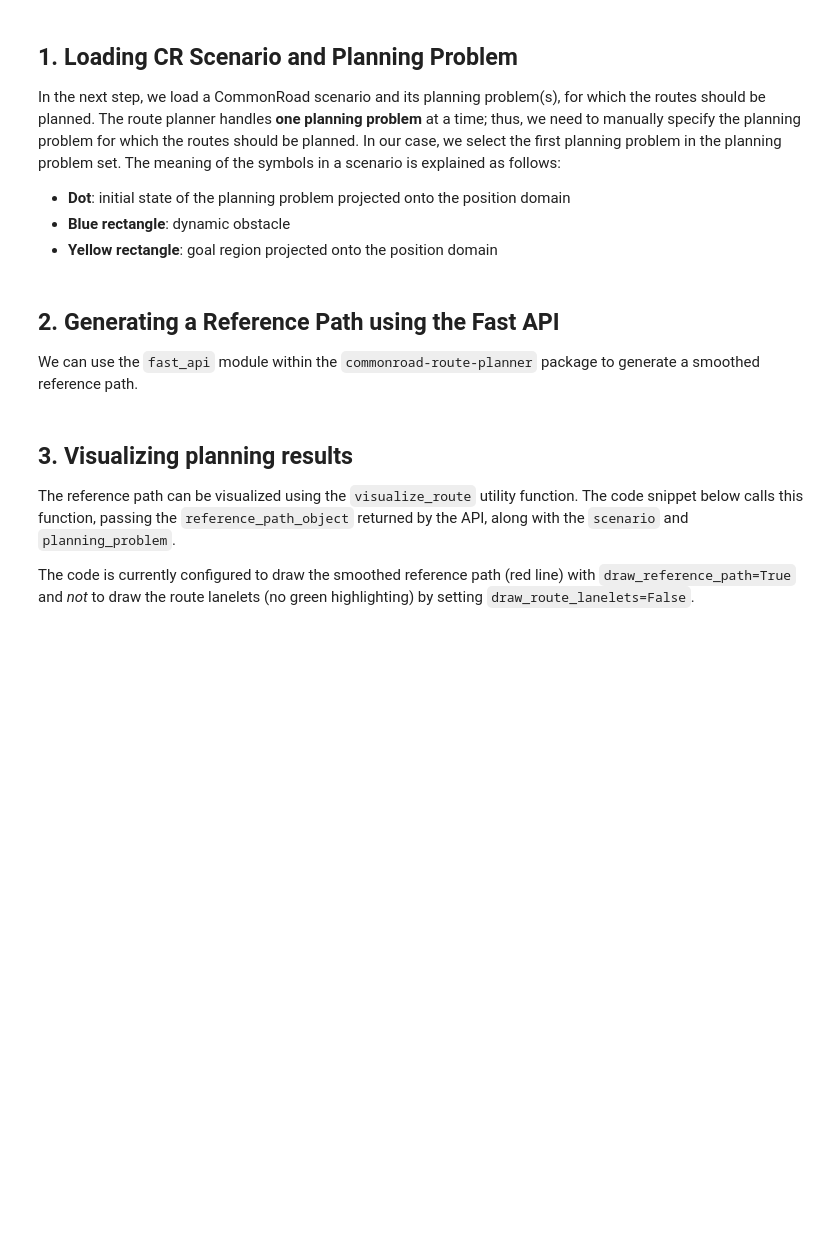
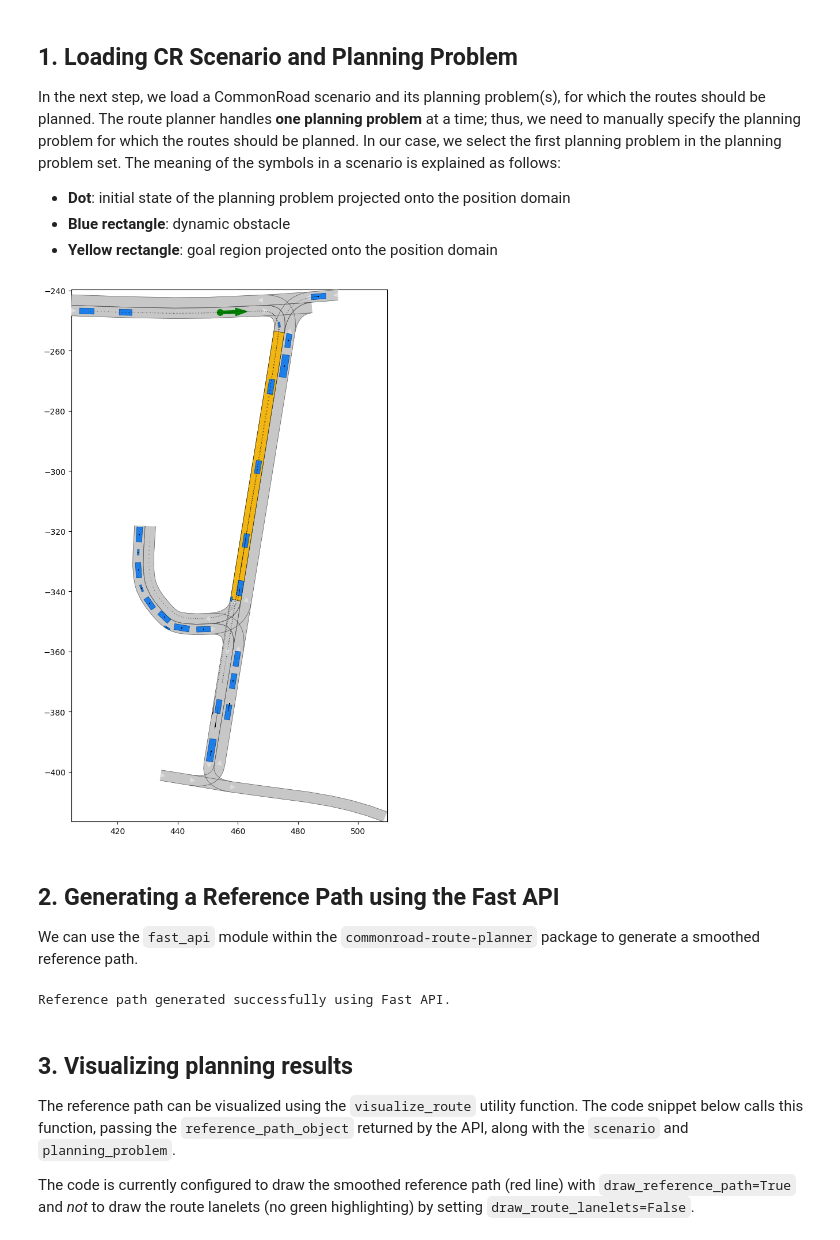
Before and after one commit to EmanuelMedinaAraujo/CommonRoadSearch, a Jupyter notebook: tutorials/5_route_planner/tutorial_route_planner.ipynb, the cells around one changed output. Drawn from its saved outputs; the diff is of its cells as text; code cells hidden in the pictures; blank space fills up the shorter version.

```diff
--- a/tutorials/5_route_planner/tutorial_route_planner.ipynb
+++ b/tutorials/5_route_planner/tutorial_route_planner.ipynb
@@ -37,22 +40,24 @@ In the next step, we load a CommonRoad scenario and its planning problem(s), for
 * **Yellow rectangle**: goal region projected onto the position domain
 # %%
 # load scenario
-path_scenario = os.path.join(path_notebook, "../../scenarios/tutorial/")
-id_scenario = 'USA_Peach-2_1_T-1'
+path_scenario = os.path.join(path_notebook, "../../scenarios/exercise/")
+id_scenario = 'DEU_Flensburg-97_1_T-1'
 
 # read in scenario and planning problem set
 scenario, planning_problem_set = CommonRoadFileReader(path_scenario + id_scenario + '.xml').open()
 # retrieve the first planning problem in the problem set
 planning_problem = list(planning_problem_set.planning_problem_dict.values())[0]
 
 # plot the scenario and the planning problem set
 renderer = MPRenderer(figsize=(12, 12))
 
 scenario.draw(renderer)
 planning_problem.draw(renderer)
 
 renderer.render()
 plt.margins(0, 0)
+# %% [output]
+[figure, added]
 # %% [markdown]
 ## 2. Generating a Reference Path using the Fast API
 
@@ -69,6 +74,8 @@ except Exception as e:
     print(f"Error generating reference path using Fast API: {e}")
     reference_path_object = None
 reference_path_coords = reference_path_object.reference_path # Accessing the coordinates
+# %% [output]
+Reference path generated successfully using Fast API.
 # %% [markdown]
 ## 3. Visualizing planning results
 
```
Also changed, not shown: parts of 2 cells of this notebook, 14 other files.
